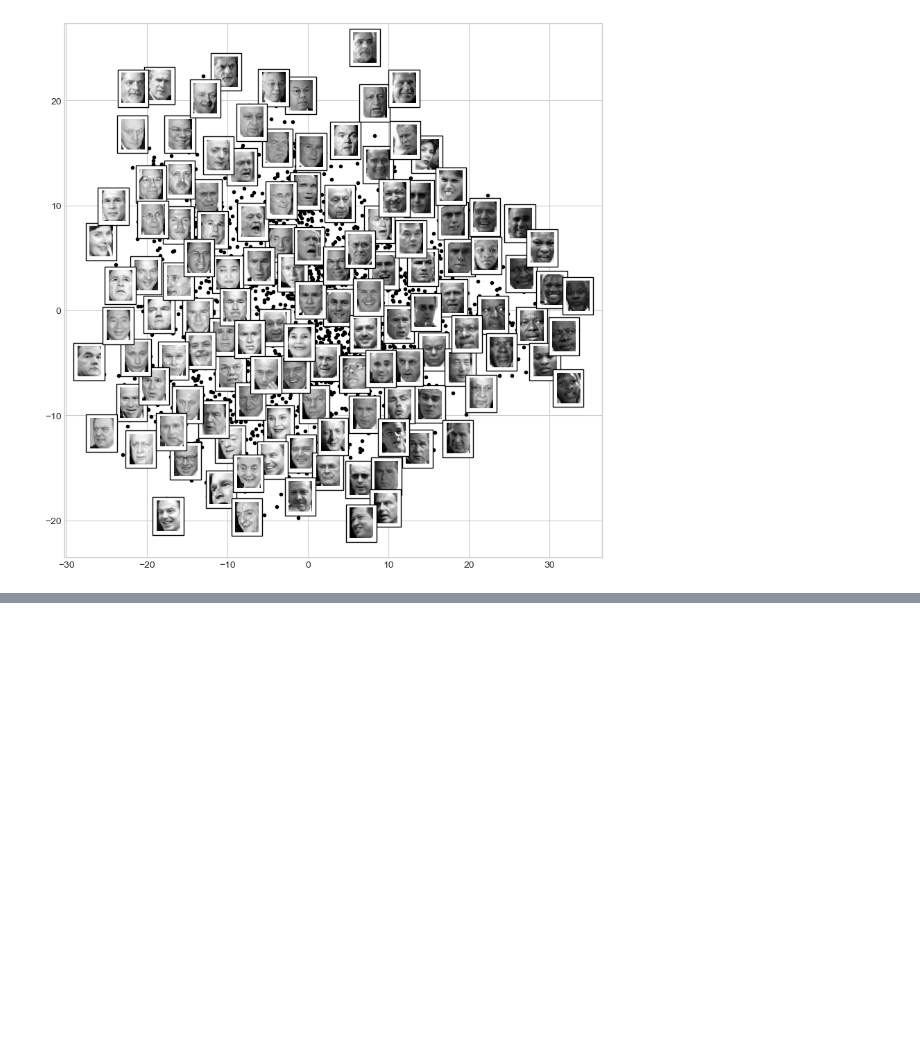
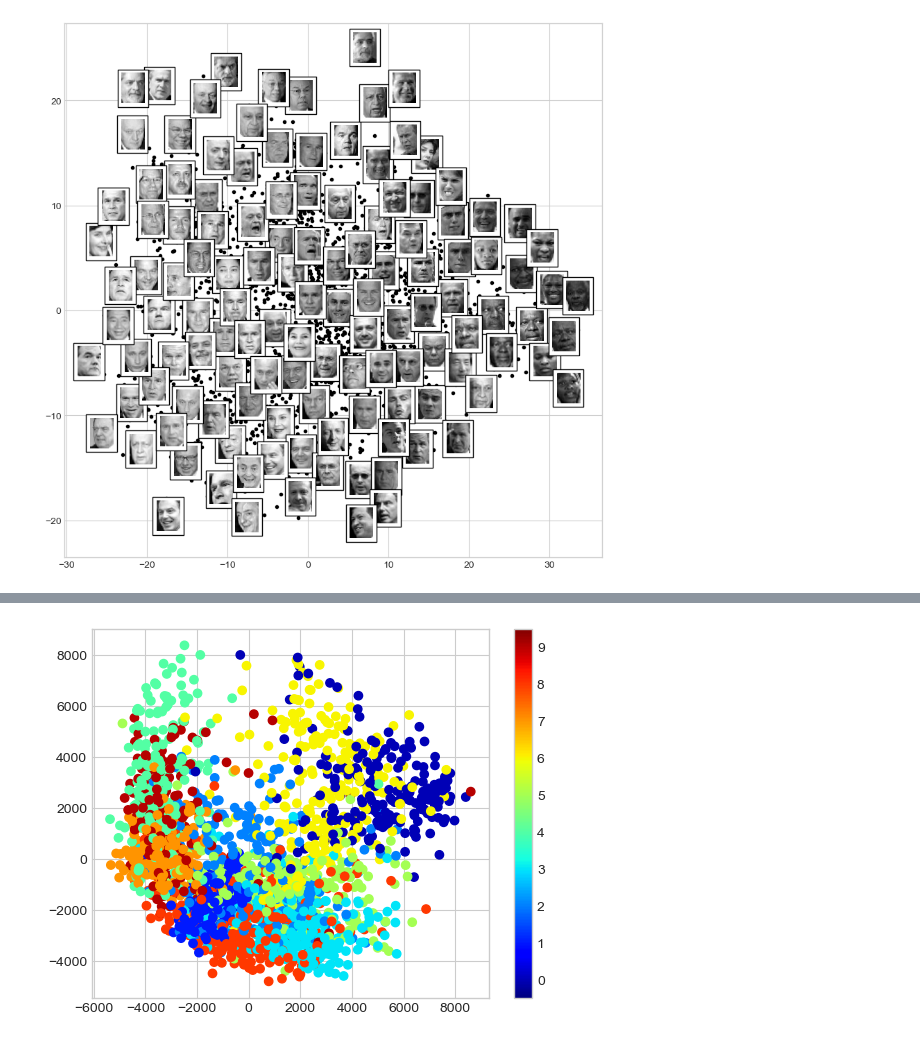
Before and after one commit to Spin8Cycle/ds-proj-remote, a Jupyter notebook: PDSHEx/ml_sklearn_notes/ml_manifold_learning.ipynb, the cells around one changed output, grey strips where cells are left out. Cells and saved outputs as stored; diff of their text form; code cells hidden in the pictures; blank space fills up the shorter version.

```diff
--- a/PDSHEx/ml_sklearn_notes/ml_manifold_learning.ipynb
+++ b/PDSHEx/ml_sklearn_notes/ml_manifold_learning.ipynb
@@ -276,0 +295,14 @@ plot_components(faces.data,
+# %%
+# Use 1/30 of the data for speed
+
+data = mnist_data[::30]
+target = mnist_target[::30]
+
+model = Isomap(n_components=2)
+proj = model.fit_transform(data)
+# %%
+plt.scatter(proj[:, 0], proj[:, 1], c=target, cmap=mpl.colormaps['jet'])
+plt.colorbar(ticks=range(10))
+plt.clim(-0.5, 9.5);
+# %% [output]
+[figure, added]
```
Also changed, not shown: parts of 4 cells of this notebook.
